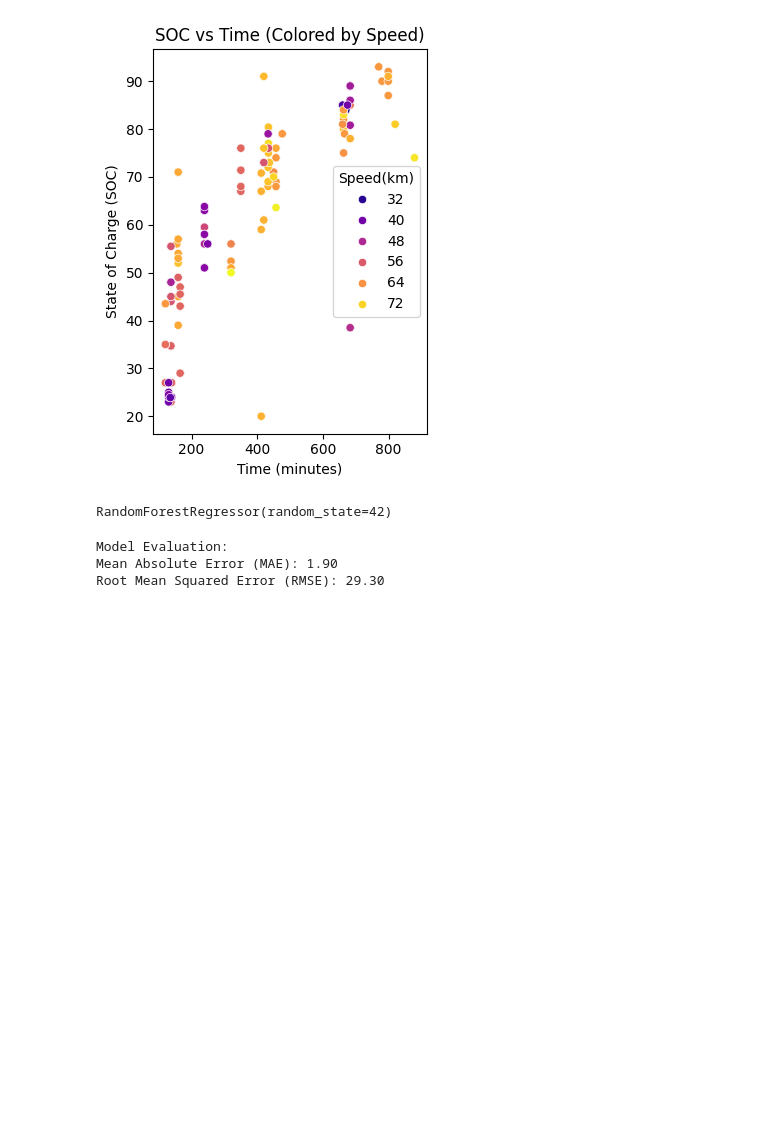
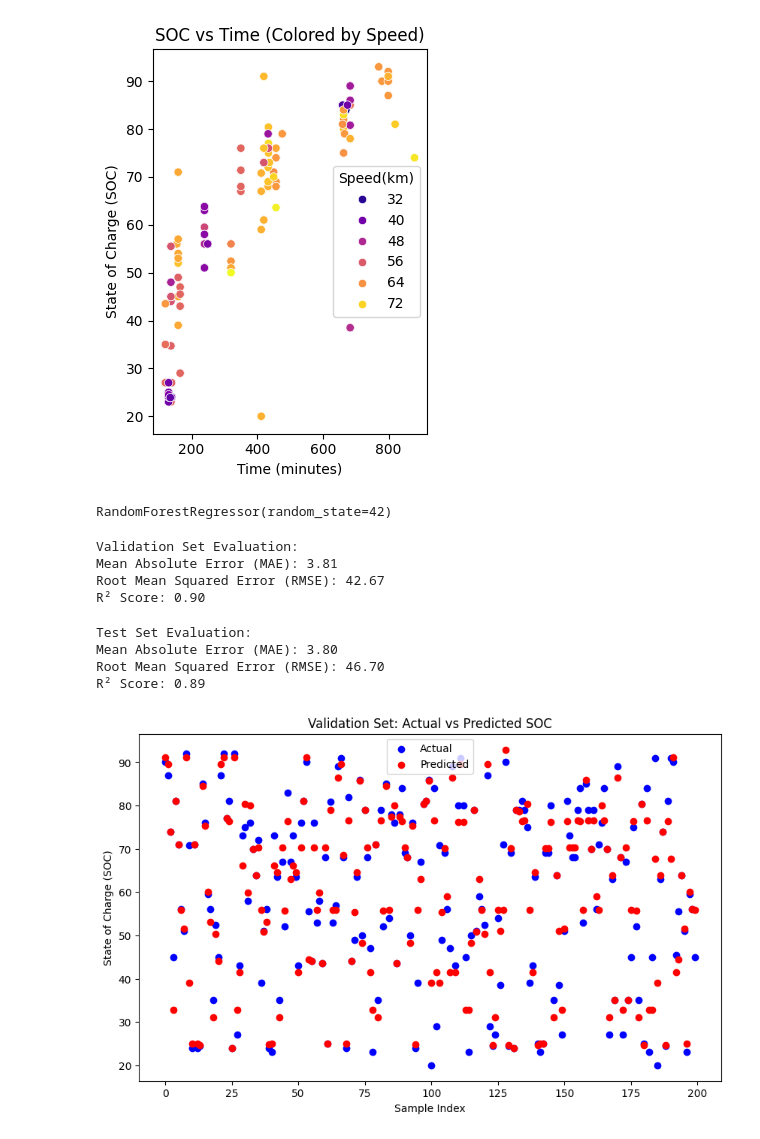
Before and after one commit to Keaton-Francis-Fernandes/Battery-SOC, a Jupyter notebook: battery_soc.ipynb, the cells around one changed output. Cells and saved outputs as stored; diff of their text form; code cells hidden in the pictures; blank space fills up the shorter version.

```diff
--- a/battery_soc.ipynb
+++ b/battery_soc.ipynb
@@ -189,26 +191,54 @@ X_train, X_test, y_train, y_test = train_test_split(X, y, test_size=0.2, random_
 # %%
 scaler = StandardScaler()
 X_train_scaled = scaler.fit_transform(X_train)
+X_val_scaled = scaler.transform(X_val)
 X_test_scaled = scaler.transform(X_test)
 # %%
 model = RandomForestRegressor(random_state=42, n_estimators=100)
 model.fit(X_train_scaled, y_train)
 # %% [output]
 RandomForestRegressor(random_state=42)
+# %%
+y_val_pred = model.predict(X_val_scaled)
+val_mae = mean_absolute_error(y_val, y_val_pred)
+val_rmse = mean_squared_error(y_val, y_val_pred)
+val_r2 = r2_score(y_val, y_val_pred)
+
+print("\nValidation Set Evaluation:")
+print(f"Mean Absolute Error (MAE): {val_mae:.2f}")
+print(f"Root Mean Squared Error (RMSE): {val_rmse:.2f}")
+print(f"R² Score: {val_r2:.2f}")
+# %% [output]
+Validation Set Evaluation:
+Mean Absolute Error (MAE): 3.81
+Root Mean Squared Error (RMSE): 42.67
+R² Score: 0.90
 # %%
-y_pred = model.predict(X_test_scaled)
+y_test_pred = model.predict(X_test_scaled)
+test_mae = mean_absolute_error(y_test, y_test_pred)
+test_rmse = mean_squared_error(y_test, y_test_pred)
+test_r2 = r2_score(y_test, y_test_pred)
 
-
-mae = mean_absolute_error(y_test, y_pred)
-rmse = mean_squared_error(y_test, y_pred)
-
-print(f"\nModel Evaluation:")
-print(f"Mean Absolute Error (MAE): {mae:.2f}")
-print(f"Root Mean Squared Error (RMSE): {rmse:.2f}")
+print("\nTest Set Evaluation:")
+print(f"Mean Absolute Error (MAE): {test_mae:.2f}")
+print(f"Root Mean Squared Error (RMSE): {test_rmse:.2f}")
+print(f"R² Score: {test_r2:.2f}")
 # %% [output]
-Model Evaluation:
-Mean Absolute Error (MAE): 1.90
-Root Mean Squared Error (RMSE): 29.30
+Test Set Evaluation:
+Mean Absolute Error (MAE): 3.80
+Root Mean Squared Error (RMSE): 46.70
+R² Score: 0.89
+# %%
+plt.figure(figsize=(10, 6))
+plt.scatter(range(len(y_val)), y_val, color='blue', label='Actual')
+plt.scatter(range(len(y_val_pred)), y_val_pred, color='red', label='Predicted')
+plt.title('Validation Set: Actual vs Predicted SOC')
+plt.xlabel('Sample Index')
+plt.ylabel('State of Charge (SOC)')
+plt.legend()
+plt.show()
+# %% [output]
+[figure, added]
 # %%
 plt.figure(figsize=(10, 6))
 plt.scatter(range(len(y_test)), y_test, color='blue', label='Actual')
```
Also changed, not shown: parts of 12 cells of this notebook.
